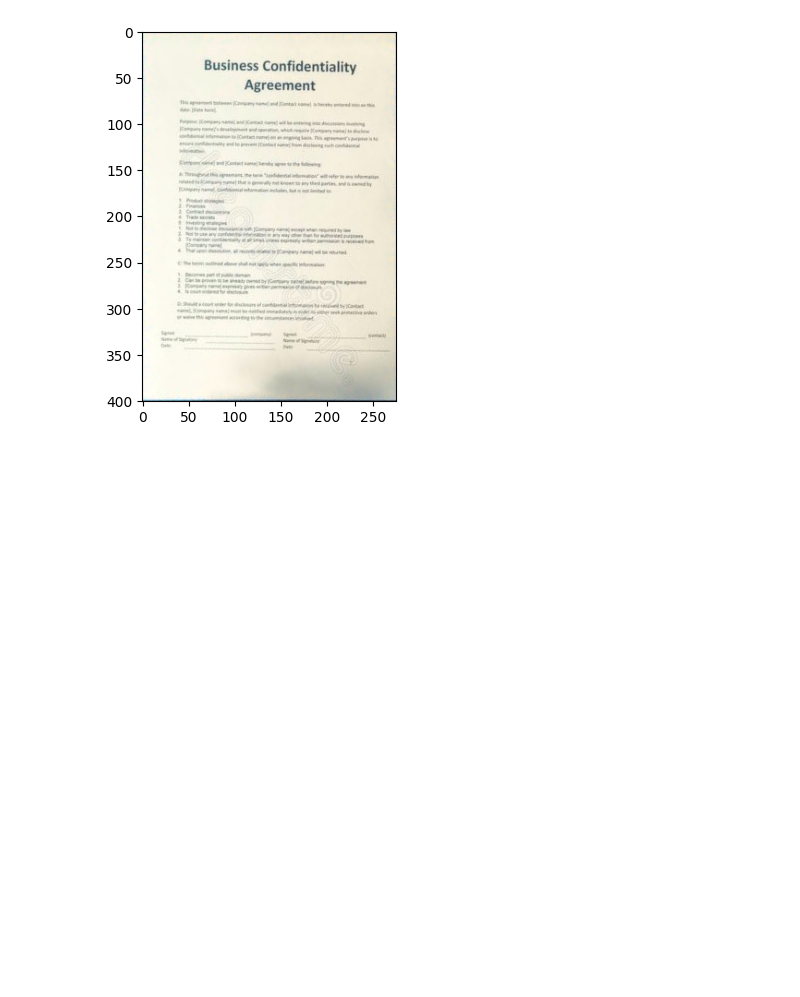
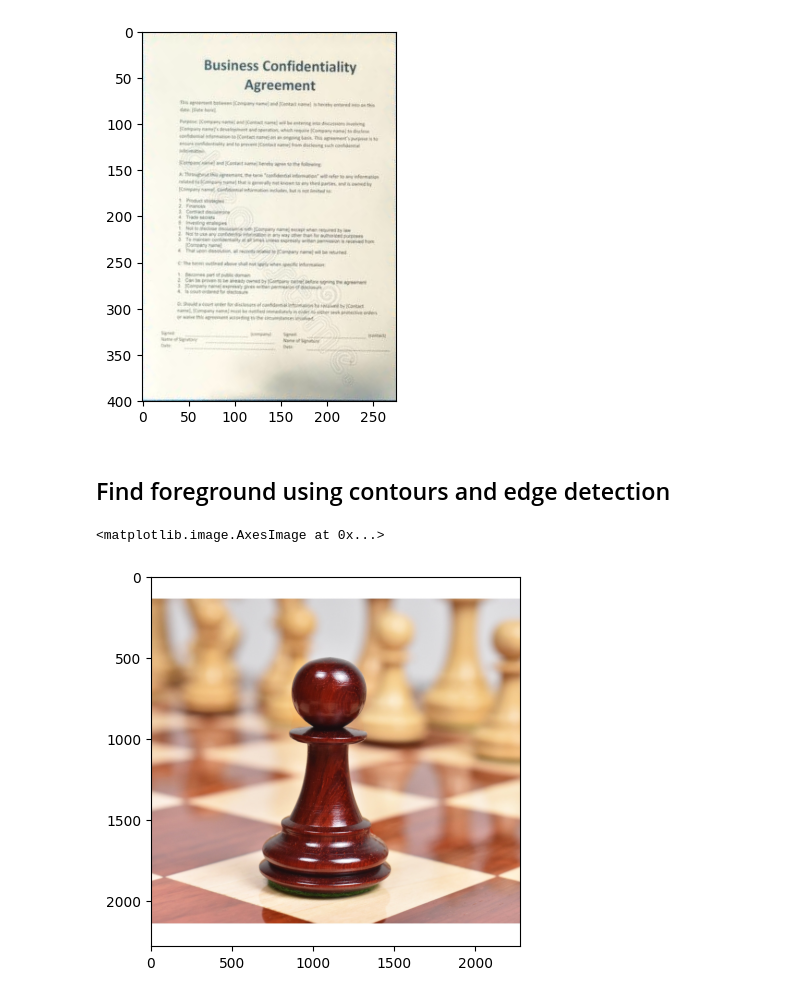
Before and after one commit to sxudan/imageprocessing, a Jupyter notebook: Image_Segmentation.ipynb, the cells around one changed output. Cells and saved outputs as stored; diff of their text form; code cells hidden in the pictures; blank space fills up the shorter version.

```diff
--- a/Image_Segmentation.ipynb
+++ b/Image_Segmentation.ipynb
@@ -199,3 +204,13 @@ plt.subplot(111), plt.imshow(cv2.cvtColor(warped_image, cv2.COLOR_BGR2RGB))
  [106.03849  237.27658 ]]
 (<Axes: >, <matplotlib.image.AxesImage at 0x...>)
 [figure]
+# %% [markdown]
+## Find foreground using contours and edge detection
+# %%
+chess_piece = PIL.Image.open(requests.get('https://royalchessmall.com/cdn/shop/products/4_8f0c685c-eb0b-443d-b812-8579aff14389.jpg?v=1668668332&width=2278', stream=True).raw)
+chess_piece = np.array(chess_piece)
+
+plt.imshow(chess_piece)
+# %% [output]
+<matplotlib.image.AxesImage at 0x...>
+[figure, added]
```
Also changed, not shown: parts of 4 cells of this notebook.
